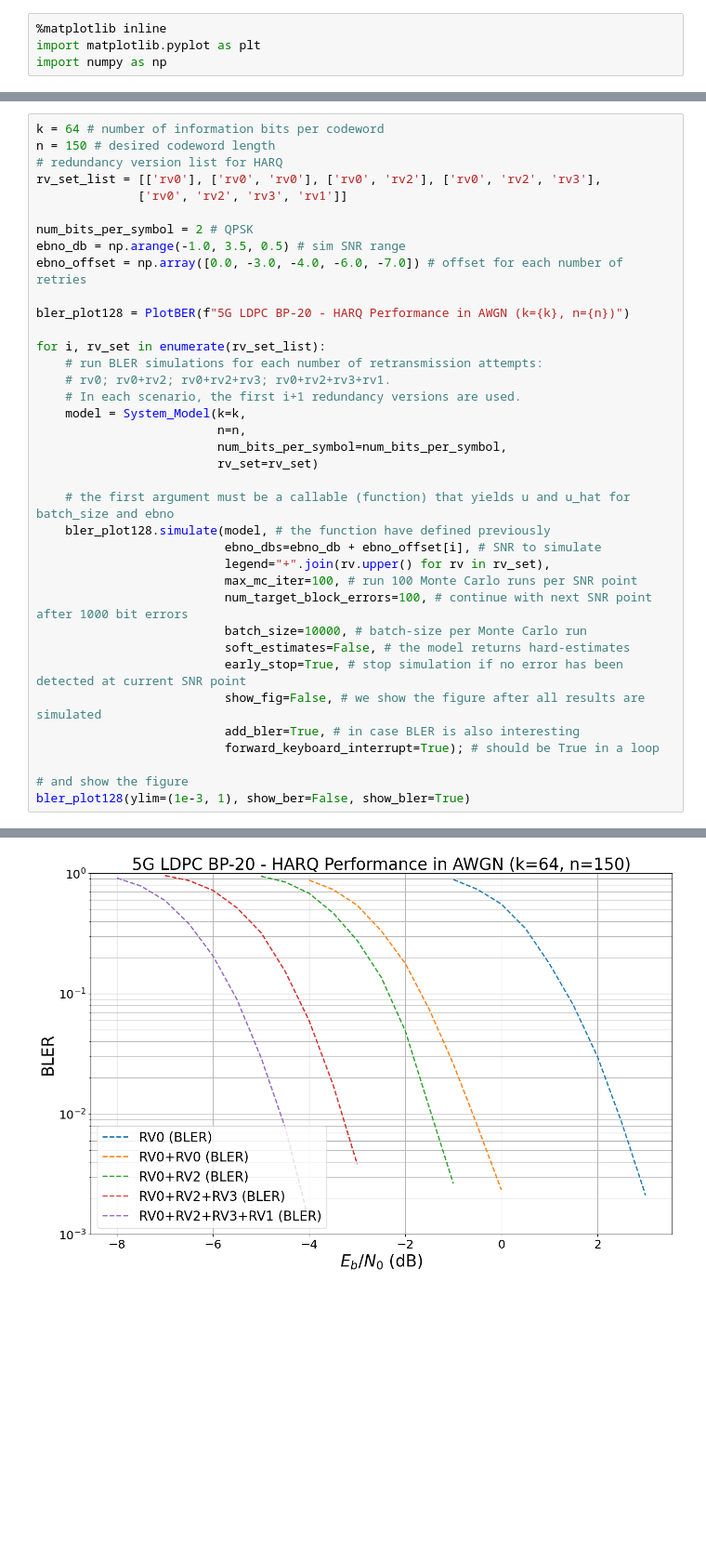
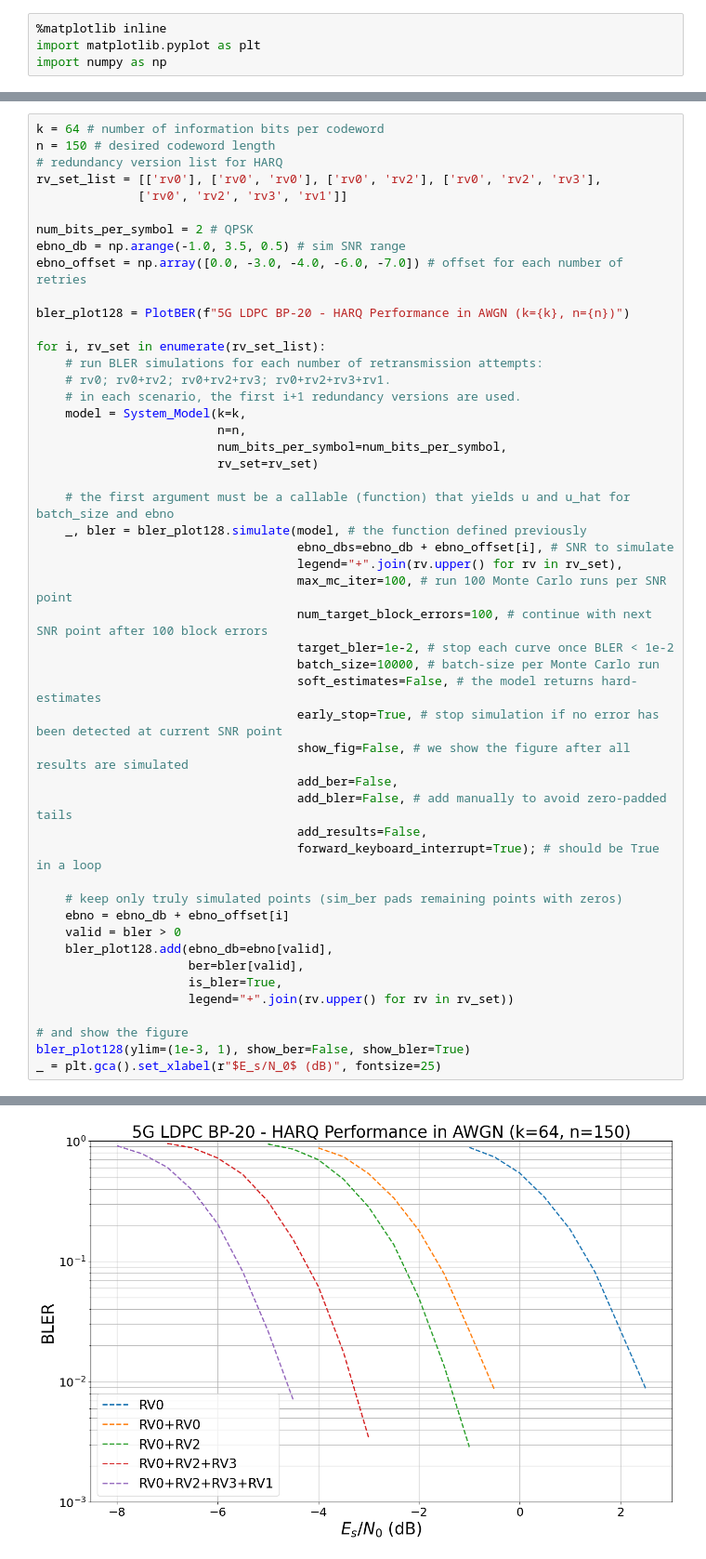
Before and after one commit to NVlabs/sionna, a Jupyter notebook: tutorials/phy/5G_LDPC_HARQ_in_AWGN.ipynb, the cells around one changed output, grey strips where cells are left out. Shown at 93% size. Drawn from its saved outputs; the diff is of its cells as text; blank space fills up the shorter version.

```diff
--- a/tutorials/phy/5G_LDPC_HARQ_in_AWGN.ipynb
+++ b/tutorials/phy/5G_LDPC_HARQ_in_AWGN.ipynb
@@ -274,27 +301,39 @@ bler_plot128 = PlotBER(f"5G LDPC BP-20 - HARQ Performance in AWGN (k={k}, n={n})
 for i, rv_set in enumerate(rv_set_list):
     # run BLER simulations for each number of retransmission attempts:
     # rv0; rv0+rv2; rv0+rv2+rv3; rv0+rv2+rv3+rv1.
-    # In each scenario, the first i+1 redundancy versions are used.
+    # in each scenario, the first i+1 redundancy versions are used.
     model = System_Model(k=k,
                          n=n,
                          num_bits_per_symbol=num_bits_per_symbol,
                          rv_set=rv_set)
 
     # the first argument must be a callable (function) that yields u and u_hat for batch_size and ebno
-    bler_plot128.simulate(model, # the function have defined previously
-                          ebno_dbs=ebno_db + ebno_offset[i], # SNR to simulate
-                          legend="+".join(rv.upper() for rv in rv_set),
-                          max_mc_iter=100, # run 100 Monte Carlo runs per SNR point
-                          num_target_block_errors=100, # continue with next SNR point after 1000 bit errors
-                          batch_size=10000, # batch-size per Monte Carlo run
-                          soft_estimates=False, # the model returns hard-estimates
-                          early_stop=True, # stop simulation if no error has been detected at current SNR point
-                          show_fig=False, # we show the figure after all results are simulated
-                          add_bler=True, # in case BLER is also interesting
-                          forward_keyboard_interrupt=True); # should be True in a loop
+    _, bler = bler_plot128.simulate(model, # the function defined previously
+                                    ebno_dbs=ebno_db + ebno_offset[i], # SNR to simulate
+                                    legend="+".join(rv.upper() for rv in rv_set),
+                                    max_mc_iter=100, # run 100 Monte Carlo runs per SNR point
+                                    num_target_block_errors=100, # continue with next SNR point after 100 block errors
+                                    target_bler=1e-2, # stop each curve once BLER < 1e-2
+                                    batch_size=10000, # batch-size per Monte Carlo run
+                                    soft_estimates=False, # the model returns hard-estimates
+                                    early_stop=True, # stop simulation if no error has been detected at current SNR point
+                                    show_fig=False, # we show the figure after all results are simulated
+                                    add_ber=False,
+                                    add_bler=False, # add manually to avoid zero-padded tails
+                                    add_results=False,
+                                    forward_keyboard_interrupt=True); # should be True in a loop
+
+    # keep only truly simulated points (sim_ber pads remaining points with zeros)
+    ebno = ebno_db + ebno_offset[i]
+    valid = bler > 0
+    bler_plot128.add(ebno_db=ebno[valid],
+                     ber=bler[valid],
+                     is_bler=True,
+                     legend="+".join(rv.upper() for rv in rv_set))
 
 # and show the figure
 bler_plot128(ylim=(1e-3, 1), show_ber=False, show_bler=True)
+_ = plt.gca().set_xlabel(r"$E_s/N_0$ (dB)", fontsize=25)
 # %% [output]
 EbNo [dB] |        BER |       BLER |  bit errors |    num bits | block errors |  num blocks | runtime [s] |    status
 ---------------------------------------------------------------------------------------------------------------------------------------
@@ -316 +355 @@ EbNo [dB] |        BER |       BLER |  bit errors |    num bits | block errors |
-[figure, old version]
+[figure, new version]
```
Also changed, not shown: parts of 13 cells of this notebook, 3 other files.
